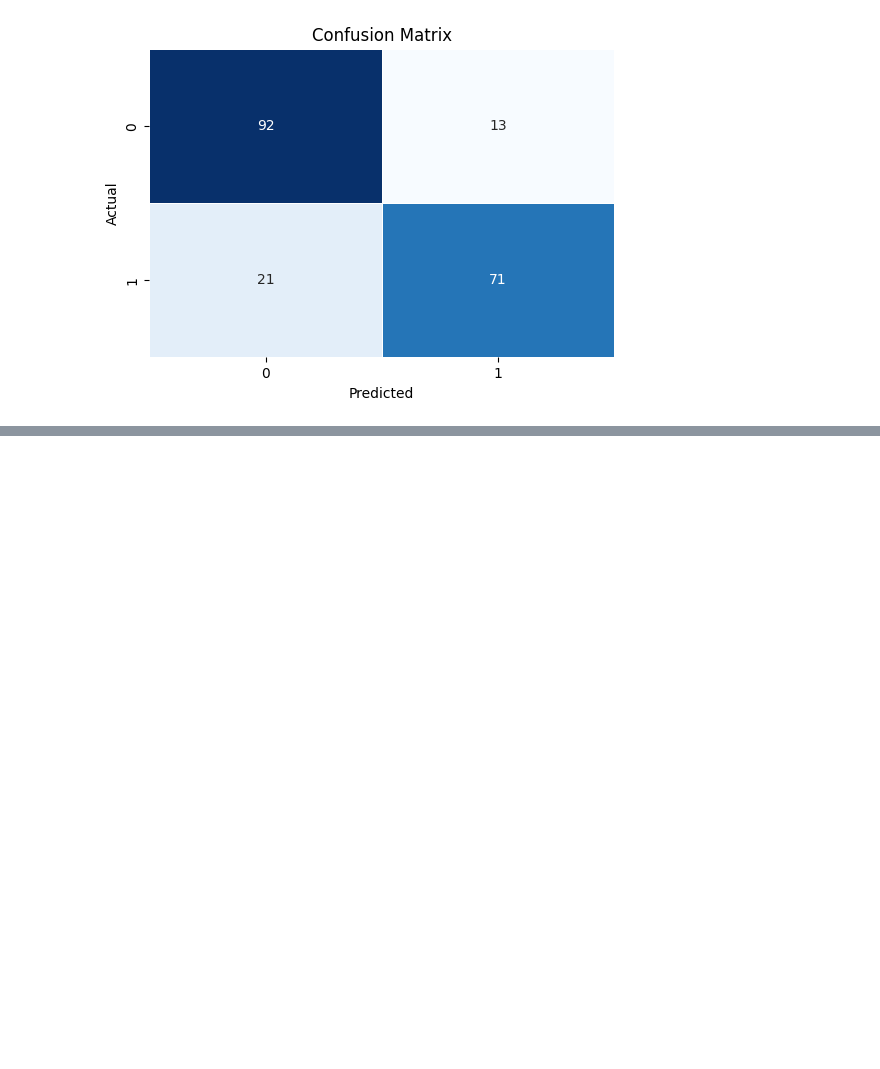
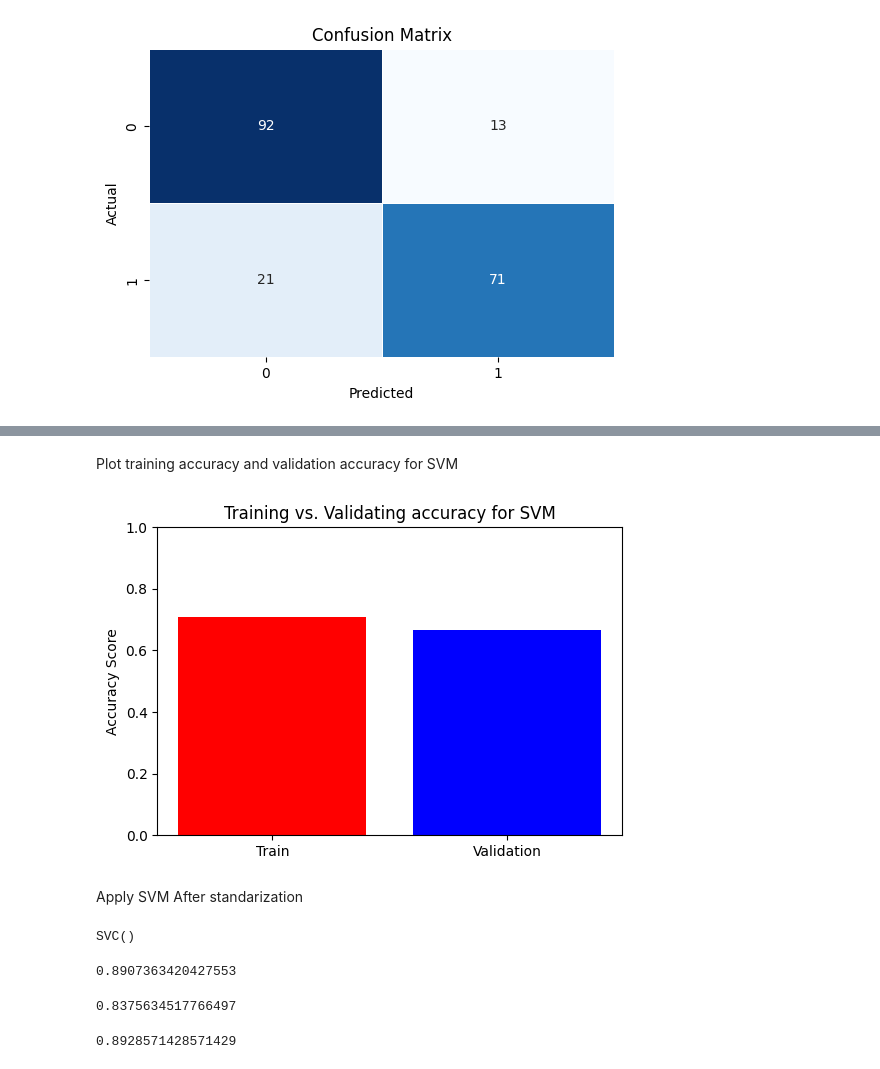
Before and after one commit to MoBialyy/MLprojHeartFailure, a Jupyter notebook: mL_project_(1)[1].ipynb, the cells around one changed output, grey strips where cells are left out. Cells and saved outputs as stored; diff of their text form; code cells hidden in the pictures; blank space fills up the shorter version.

```diff
--- a/mL_project_(1)[1].ipynb
+++ b/mL_project_(1)[1].ipynb
@@ -964,0 +1040,3 @@ plt.show()
+# %%
+from sklearn.svm import SVC
+model_svm = SVC()
@@ -964,0 +1062,32 @@ plt.show()
+# %% [markdown]
+Plot training accuracy and validation accuracy  for SVM
+# %%
+plt.figure(figsize=(6, 4))
+plt.bar(['Train', 'Validation'], [train_accuracy_svm,validation_accuracy_svm], color=['red', 'blue'])
+plt.title('Training vs. Validating accuracy for SVM')
+plt.ylabel('Accuracy Score')
+plt.ylim(0, 1)
+plt.show()
+# %% [output]
+[figure, added]
+# %% [markdown]
+Apply SVM After standarization
+# %%
+model_svm.fit(X_train1,y_train1)
+# %% [output]
+SVC()
+# %%
+train_accuracy_svm_1 = model_svm.score(X_train1,y_train1)
+train_accuracy_svm_1
+# %% [output]
+0.8907363420427553
+# %%
+test_accuracy_svm_1 = model_svm.score(X_test1,y_test1)
+test_accuracy_svm_1
+# %% [output]
+0.8375634517766497
+# %%
+validation_accuracy_svm_1 = model_svm.score(X_val1,y_val1)
+validation_accuracy_svm_1
+# %% [output]
+0.8928571428571429
```
Also changed, not shown: parts of 44 cells of this notebook.
